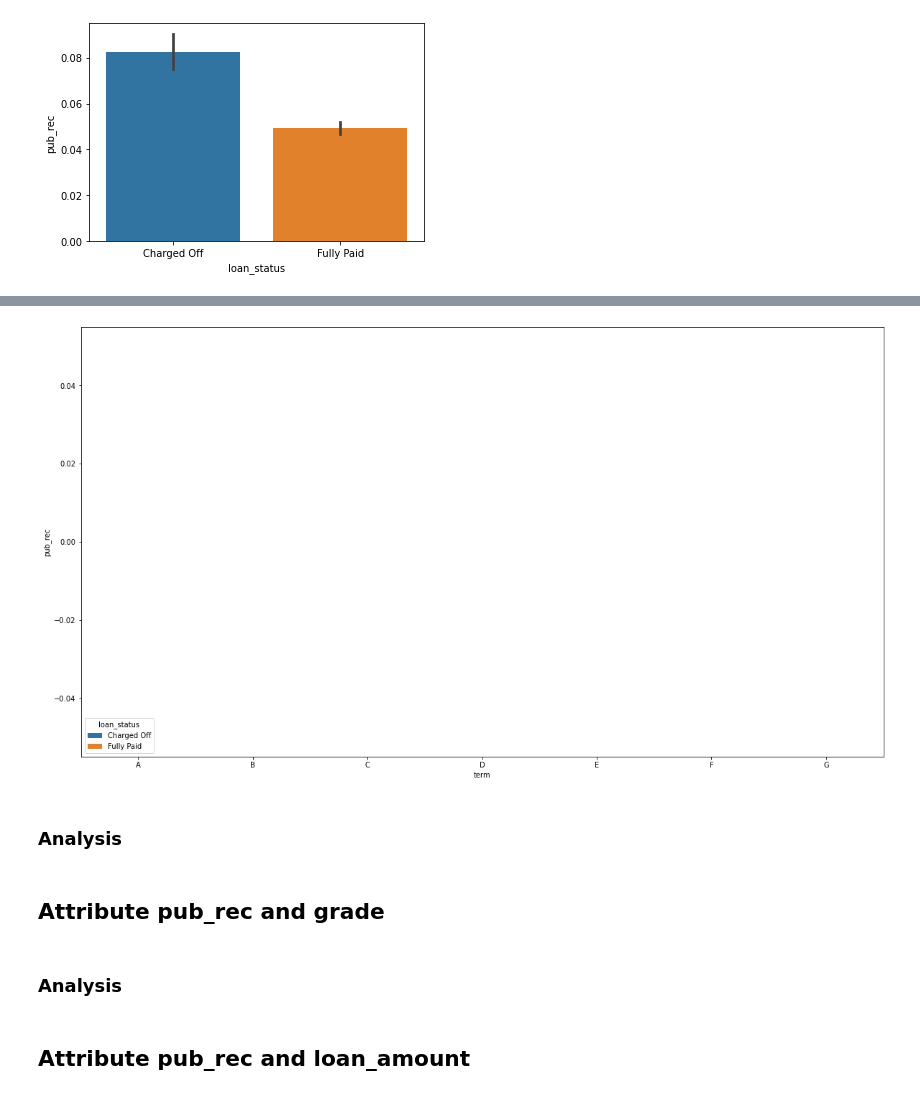
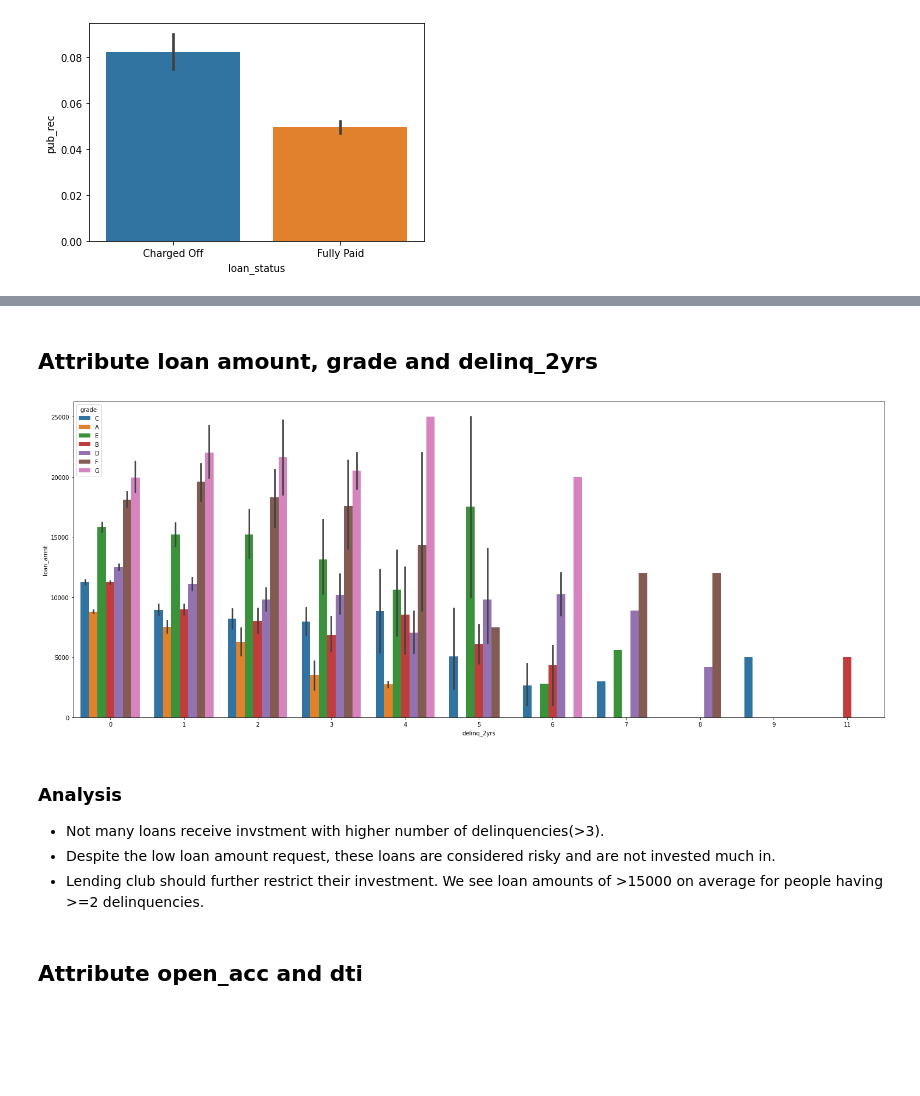
Before and after one commit to anunay999/lending_club, a Jupyter notebook: AnunayAatipamula_LendingClub.ipynb, the cells around one changed output, grey strips where cells are left out. Saved outputs shown, nothing was run; the diff lists cells and outputs as text; code cells hidden in the pictures; blank space fills up the shorter version.

```diff
--- a/AnunayAatipamula_LendingClub.ipynb
+++ b/AnunayAatipamula_LendingClub.ipynb
@@ -614,3 +617,5 @@ final_loan.groupby(['loan_status']).int_rate.describe()
 | Fully Paid | 30423.000 | 11.667 | 3.614 | 5.420 | 8.590 | 11.490 | 14.090 | 24.110 |
 # %% [markdown]
 ### Mean and median for `charged off` loans are higher than `fully paid` loan which makes it clear that loan defaulters `increase` with increasing in the interest rate
+# %%
+final_loan['int_rate_bucket'] = pd.cut(x=final_loan['int_rate'], bins=np.arange(0,25,8),labels=['low','medium','high'])
@@ -1739,15 +1756,15 @@ Name: pub_rec, dtype: float64
+# %% [markdown]
+## Attribute loan amount, grade and delinq_2yrs
 # %%
-plt.figure(figsize=(20,11))
-
-sb.barplot(x='term', y='pub_rec', hue="loan_status", data=final_loan, estimator=np.mean,order = sorted(list(set(charged_off_loans.grade.sort_values()))))
+plt.figure(figsize=(25,10))
+sb.barplot(x='delinq_2yrs', y='loan_amnt', hue='grade',data=final_loan, estimator=np.mean)
 plt.show()
 # %% [output]
-[figure, old version]
+[figure, new version]
-# %% [markdown]
-### Analysis
+# %% [markdown]
+### Analysis
+- Not many loans receive invstment with higher number of delinquencies(>3).
+- Despite the low loan amount request, these loans are considered risky and are not invested much in.
+- Lending club should further restrict their investment. We see loan amounts of >15000 on average for people having >=2 delinquencies.
 # %% [markdown]
-## Attribute pub_rec and grade
+## Attribute open_acc and dti
-# %% [markdown]
-### Analysis
-# %% [markdown]
-## Attribute pub_rec and loan_amount
```
Also changed, not shown: parts of 22 cells of this notebook.
